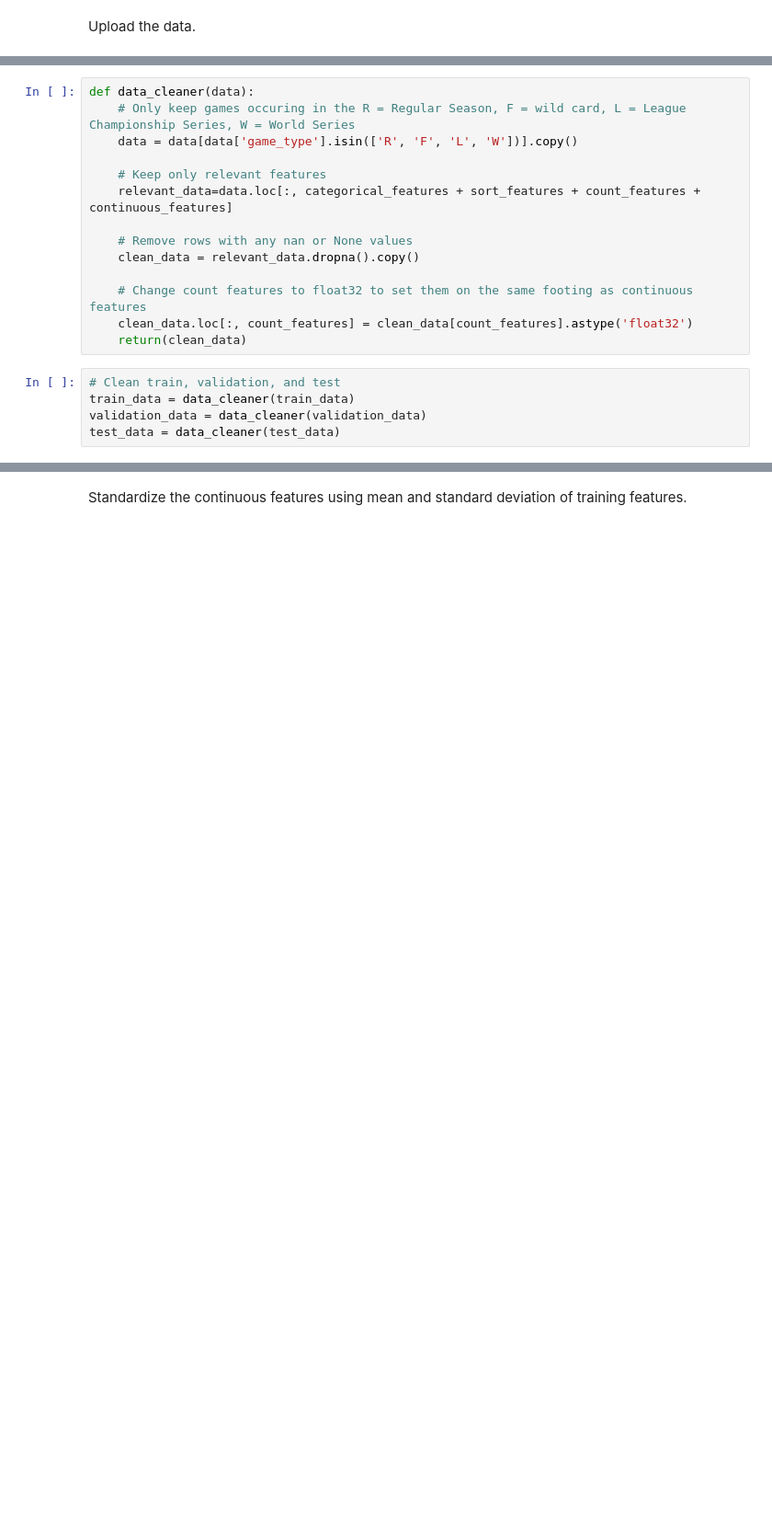
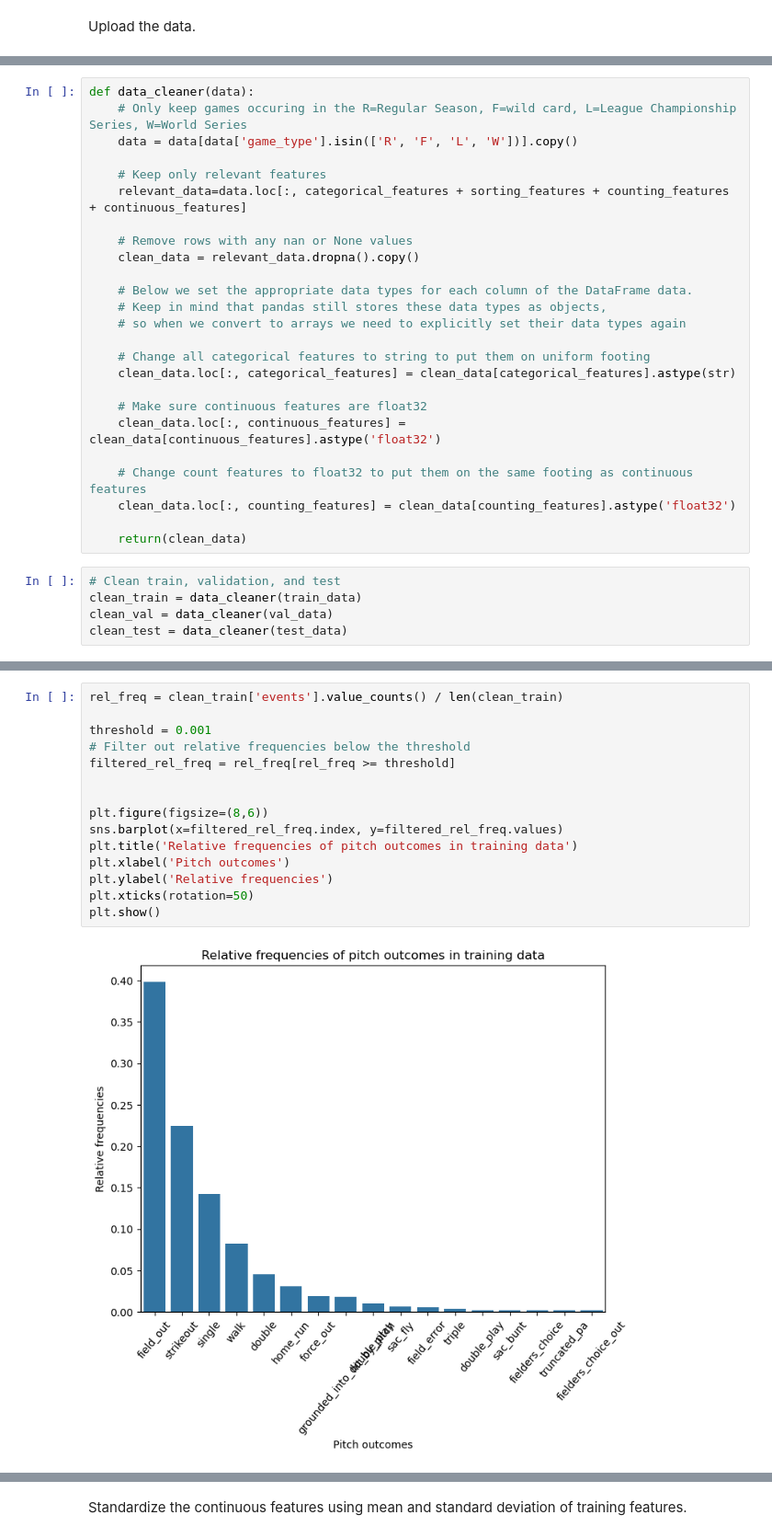
Before and after one commit to Erdos-Projects/fall-2025-sports-analytics, a Jupyter notebook: pitch_outcome_predictors.ipynb, the cells around one changed output, grey strips where cells are left out. Shown: that part at 92% size. Saved outputs shown, nothing was run; the diff lists cells and outputs as text; blank space fills up the shorter version.

Commit message:
Fixed bugs in data cleaning for pitch outcome predictor

```diff
--- a/pitch_outcome_predictors.ipynb
+++ b/pitch_outcome_predictors.ipynb
@@ -124,19 +164,30 @@ Data cleaning. Remove rows with nan event, since our goal is to predict the even
 # %%
 def data_cleaner(data):
-    # Only keep games occuring in the R = Regular Season, F = wild card, L = League Championship Series, W = World Series
+    # Only keep games occuring in the R=Regular Season, F=wild card, L=League Championship Series, W=World Series
     data = data[data['game_type'].isin(['R', 'F', 'L', 'W'])].copy()
 
     # Keep only relevant features
-    relevant_data=data.loc[:, categorical_features + sort_features + count_features + continuous_features]
+    relevant_data=data.loc[:, categorical_features + sorting_features + counting_features + continuous_features]
 
     # Remove rows with any nan or None values
     clean_data = relevant_data.dropna().copy()
 
-    # Change count features to float32 to set them on the same footing as continuous features
-    clean_data.loc[:, count_features] = clean_data[count_features].astype('float32')
+    # Below we set the appropriate data types for each column of the DataFrame data.
+    # Keep in mind that pandas still stores these data types as objects,
+    # so when we convert to arrays we need to explicitly set their data types again
+
+    # Change all categorical features to string to put them on uniform footing
+    clean_data.loc[:, categorical_features] = clean_data[categorical_features].astype(str)
+
+    # Make sure continuous features are float32
+    clean_data.loc[:, continuous_features] = clean_data[continuous_features].astype('float32')
+
+    # Change count features to float32 to put them on the same footing as continuous features
+    clean_data.loc[:, counting_features] = clean_data[counting_features].astype('float32')
+
     return(clean_data)
 # %%
 # Clean train, validation, and test
-train_data = data_cleaner(train_data)
-validation_data = data_cleaner(validation_data)
-test_data = data_cleaner(test_data)
+clean_train = data_cleaner(train_data)
+clean_val = data_cleaner(val_data)
+clean_test = data_cleaner(test_data)
@@ -180,0 +204,17 @@ for cat_feature in categorical_features:
+# %%
+rel_freq = clean_train['events'].value_counts() / len(clean_train)
+
+threshold = 0.001
+# Filter out relative frequencies below the threshold
+filtered_rel_freq = rel_freq[rel_freq >= threshold]
+
+
+plt.figure(figsize=(8,6))
+sns.barplot(x=filtered_rel_freq.index, y=filtered_rel_freq.values)
+plt.title('Relative frequencies of pitch outcomes in training data')
+plt.xlabel('Pitch outcomes')
+plt.ylabel('Relative frequencies')
+plt.xticks(rotation=50)
+plt.show()
+# %% [output]
+[figure, added]
```
Also changed, not shown: parts of 57 cells of this notebook.
